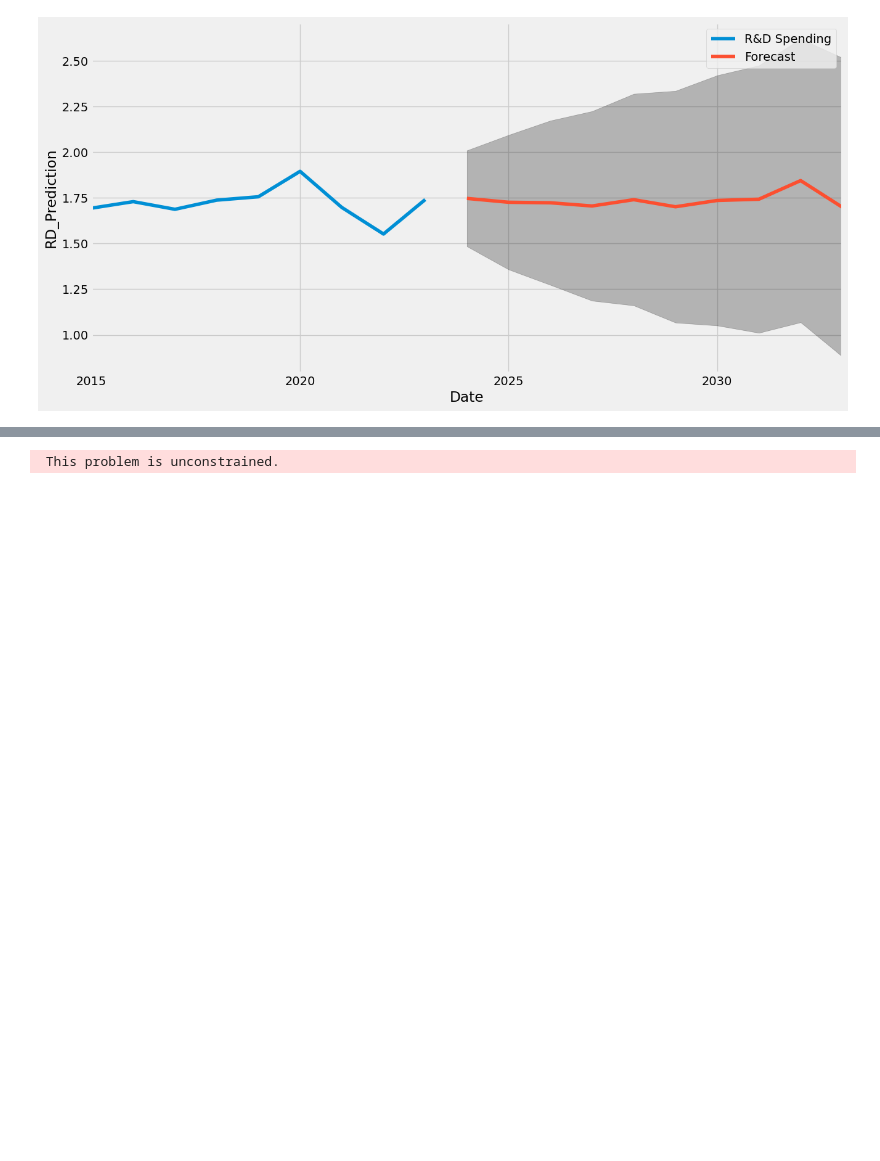
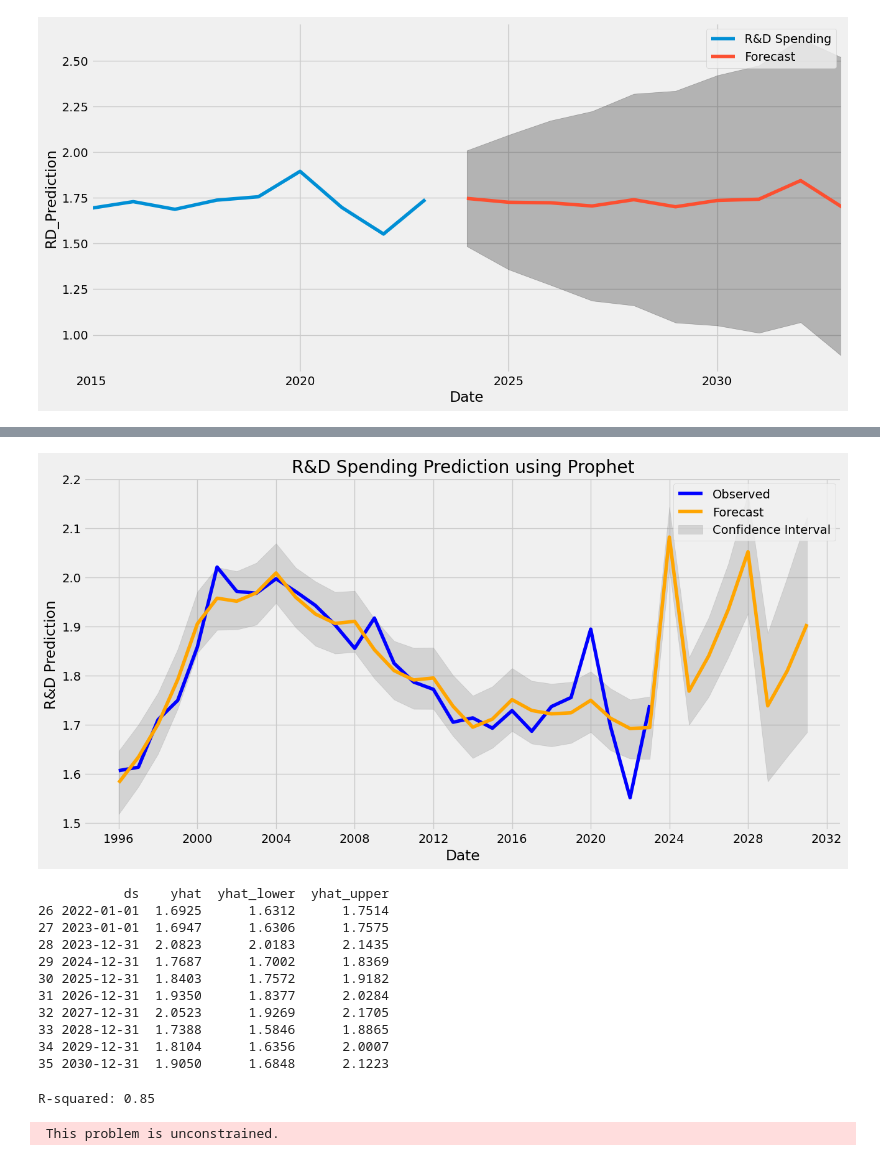
Before and after one commit to whoisusmanali/Digital-Transformation-in-Banking-Industry, a Jupyter notebook: Analysis and Models/Time Series Analysis.ipynb, the cells around one changed output, grey strips where cells are left out. Drawn from its saved outputs; the diff is of its cells as text; code cells hidden in the pictures; blank space fills up the shorter version.

```diff
--- a/Analysis and Models/Time Series Analysis.ipynb
+++ b/Analysis and Models/Time Series Analysis.ipynb
@@ -423,3 +537,59 @@ ma.S.L12      -0.1018      0.596     -0.171      0.864      -1.270       1.067
 sigma2         0.0179      0.014      1.270      0.204      -0.010       0.046
 ==============================================================================
 [figure]
+# %%
+import pandas as pd
+from prophet import Prophet
+import matplotlib.pyplot as plt
+
+# Assuming RD_spending_data1 is a Pandas Series with a DateTime index
+# Convert the Series to a DataFrame
+rd_df = RD_spending_data1.reset_index()
+rd_df.columns = ['ds', 'y']  # Rename columns to fit Prophet's requirements
+
+# Create a Prophet model
+RD_model = Prophet(
+    growth='linear',  # Adjust to 'logistic' if data suggests a saturation point
+    yearly_seasonality=True,
+    weekly_seasonality=False,
+    daily_seasonality=False,
+    seasonality_mode='additive',
+    changepoint_prior_scale=0.5,
+    seasonality_prior_scale=10.0,
+    n_changepoints=10,
+    changepoint_range=0.95
+)
+
+# Fit the model
+RD_model.fit(rd_df)
+
+# Create a future DataFrame for 10 steps ahead (assuming monthly data)
+future = RD_model.make_future_dataframe(periods=8, freq='Y')
+
+# Forecast
+RD_forecast = RD_model.predict(future)
+
+# Plot the historical data
+fig = plt.figure(figsize=(14, 7))
+plt.plot(rd_df['ds'], rd_df['y'], label='Observed', color='blue')
+
+# Plot the forecasted values
+plt.plot(RD_forecast['ds'], RD_forecast['yhat'], label='Forecast', color='orange')
+
+# Fill the uncertainty intervals in a different color
+plt.fill_between(RD_forecast['ds'],
+                 RD_forecast['yhat_lower'],
+                 RD_forecast['yhat_upper'],
+                 color='gray', alpha=0.25, label='Confidence Interval')
+
+# Set titles and labels
+plt.title('R&D Spending Prediction using Prophet')
+plt.xlabel('Date')
+plt.ylabel('R&D Prediction')
+plt.legend()
+plt.show()
+
+# Print summary of predictions
+RD_prediction = round(RD_forecast[['ds', 'yhat', 'yhat_lower', 'yhat_upper']], 4)
+print(RD_prediction.tail(10))  # Display the last 10 predicted values
+# %% [output]
@@ -426,3 +598,23 @@ sigma2         0.0179      0.014      1.270      0.204      -0.010       0.046
+[figure, added]
+           ds    yhat  yhat_lower  yhat_upper
+26 2022-01-01  1.6925      1.6312      1.7514
+27 2023-01-01  1.6947      1.6306      1.7575
+28 2023-12-31  2.0823      2.0183      2.1435
+29 2024-12-31  1.7687      1.7002      1.8369
+30 2025-12-31  1.8403      1.7572      1.9182
+31 2026-12-31  1.9350      1.8377      2.0284
+32 2027-12-31  2.0523      1.9269      2.1705
+33 2028-12-31  1.7388      1.5846      1.8865
+34 2029-12-31  1.8104      1.6356      2.0007
+35 2030-12-31  1.9050      1.6848      2.1223
+# %%
+actual = rd_df['y']  # Your actual values
+predicted = RD_forecast['yhat'][:len(actual)]  # Take predictions for the existing data length
+
+r2 = r2_score(actual, predicted)
+print(f"R-squared: {r2:.2f}")
+# %% [output]
+R-squared: 0.85
 # %%
 #Productivity data prediction
 PD_model = sm.tsa.statespace.SARIMAX(productivity_data1,
```
Also changed, not shown: parts of 20 cells of this notebook.
